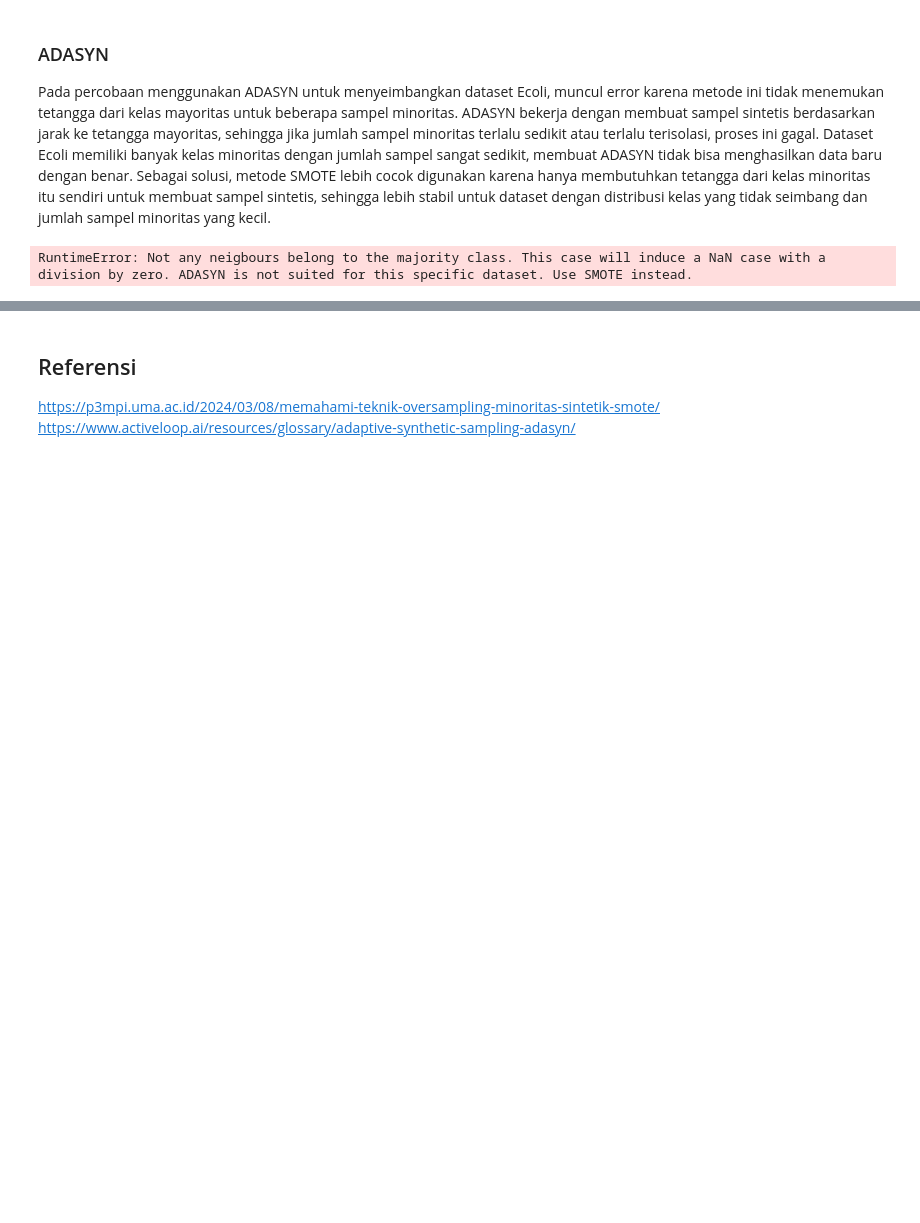
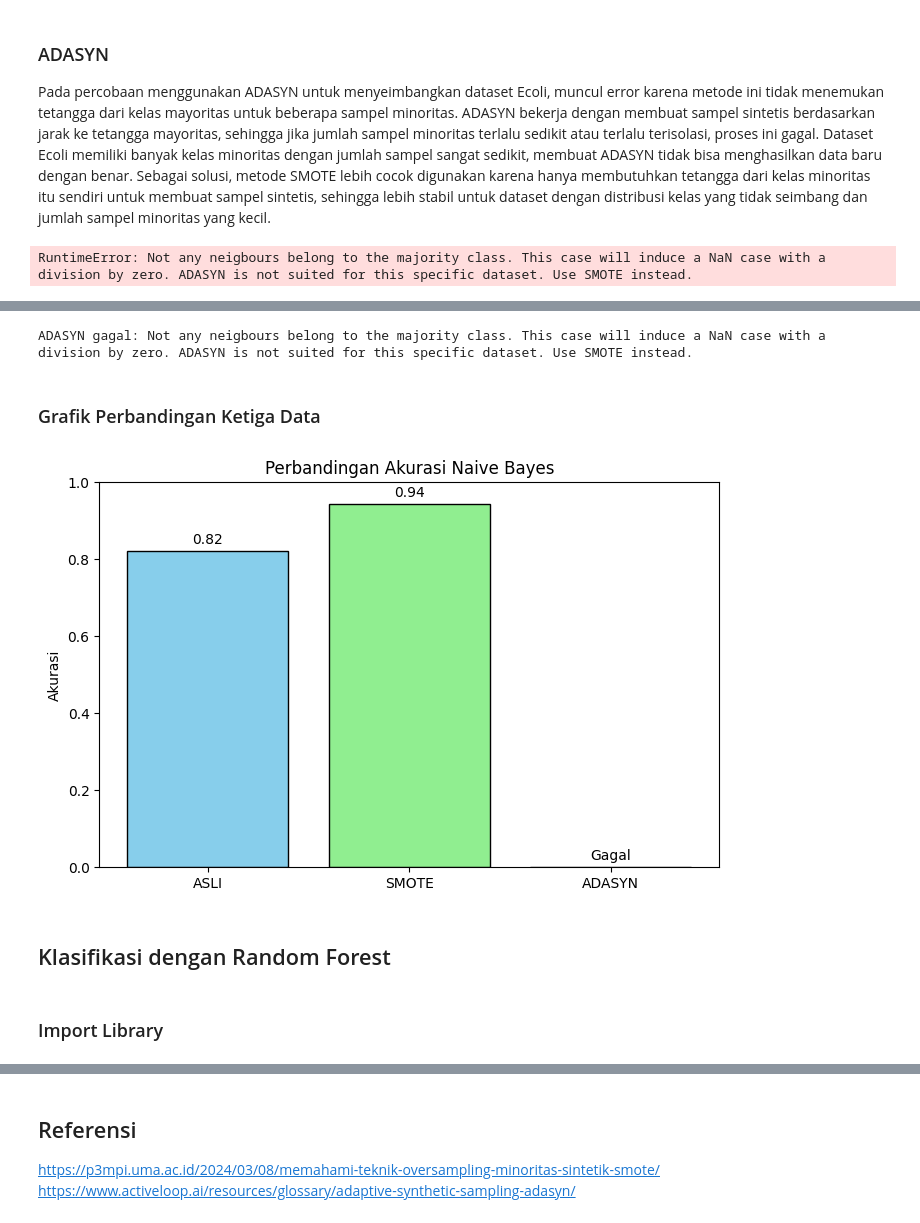
Before and after one commit to VanisaFaradela25/psd2, a Jupyter notebook: _sources/tugas6.ipynb, the cells around one changed output, grey strips where cells are left out. Cells and saved outputs as stored; diff of their text form; code cells hidden in the pictures; blank space fills up the shorter version.

```diff
--- a/_sources/tugas6.ipynb
+++ b/_sources/tugas6.ipynb
@@ -405,0 +572,38 @@ RuntimeError: Not any neigbours belong to the majority class. This case will ind
+# %%
+adasyn = ADASYN(random_state=42, n_neighbors=1)
+try:
+    X_adasyn, y_adasyn = adasyn.fit_resample(X_scaled, y_enc)
+    acc_adasyn = nb_with_cm(X_adasyn, y_adasyn, "Data ADASYN")
+    print(f"Akurasi Naive Bayes (Setelah ADASYN): {acc_adasyn:.4f}")
+except Exception as e:
+    print(f"ADASYN gagal: {e}")
+    X_adasyn, y_adasyn, acc_adasyn = X_scaled.copy(), y_enc.copy(), acc_original
+# %% [output]
+ADASYN gagal: Not any neigbours belong to the majority class. This case will induce a NaN case with a division by zero. ADASYN is not suited for this specific dataset. Use SMOTE instead.
+# %% [markdown]
+### Grafik Perbandingan Ketiga Data
+# %%
+methods = ["ASLI", "SMOTE", "ADASYN"]
+accuracies = [acc_original, acc_smote, acc_adasyn]
+colors = ["skyblue", "lightgreen", "lightgray"]
+
+plt.figure(figsize=(8,5))
+bars = plt.bar(methods, accuracies, color=colors, edgecolor="black")
+
+for i, bar in enumerate(bars):
+    height = bar.get_height()
+    if i == 2 and not adasyn_success:
+        plt.text(bar.get_x() + bar.get_width()/2, height + 0.01, "Gagal", ha='center', va='bottom')
+    else:
+        plt.text(bar.get_x() + bar.get_width()/2, height + 0.01, f"{height:.2f}", ha='center', va='bottom')
+
+plt.ylim(0, 1.0)
+plt.title("Perbandingan Akurasi Naive Bayes")
+plt.ylabel("Akurasi")
+plt.show()
+# %% [output]
+[figure, added]
+# %% [markdown]
+## Klasifikasi dengan Random Forest
+# %% [markdown]
+### Import Library
```
Also changed, not shown: parts of 22 cells of this notebook, 11 other files.
